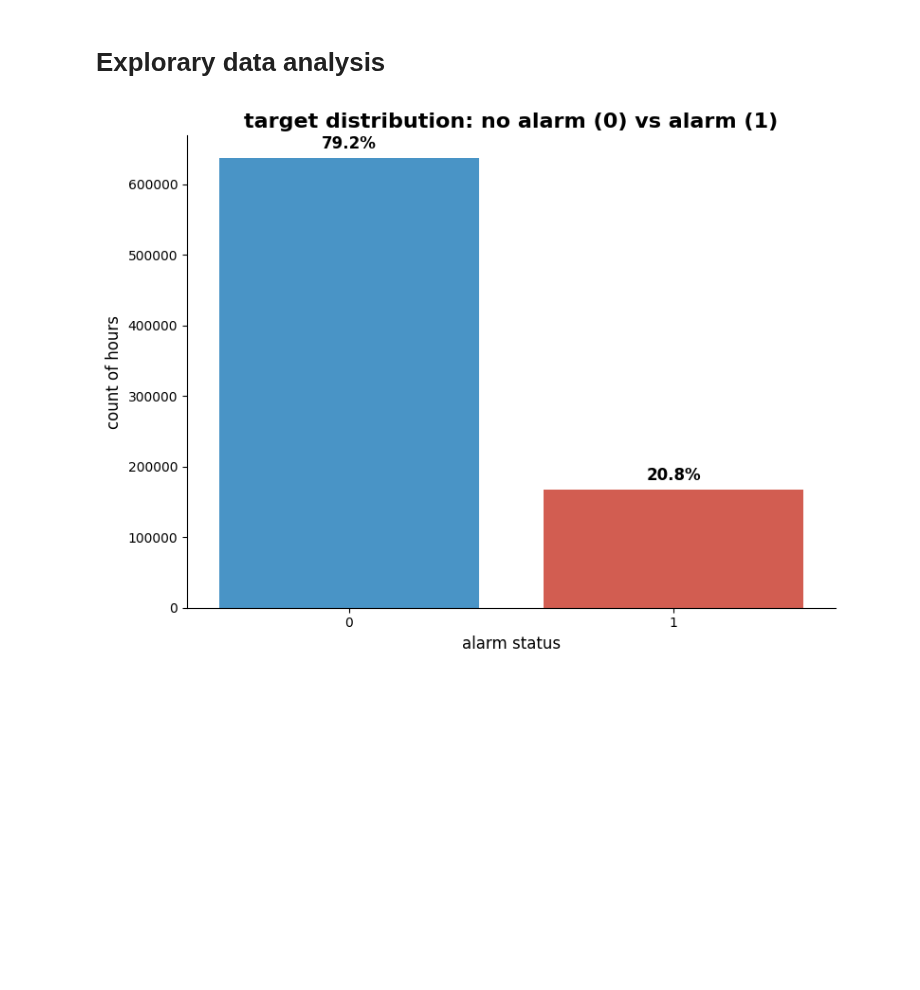
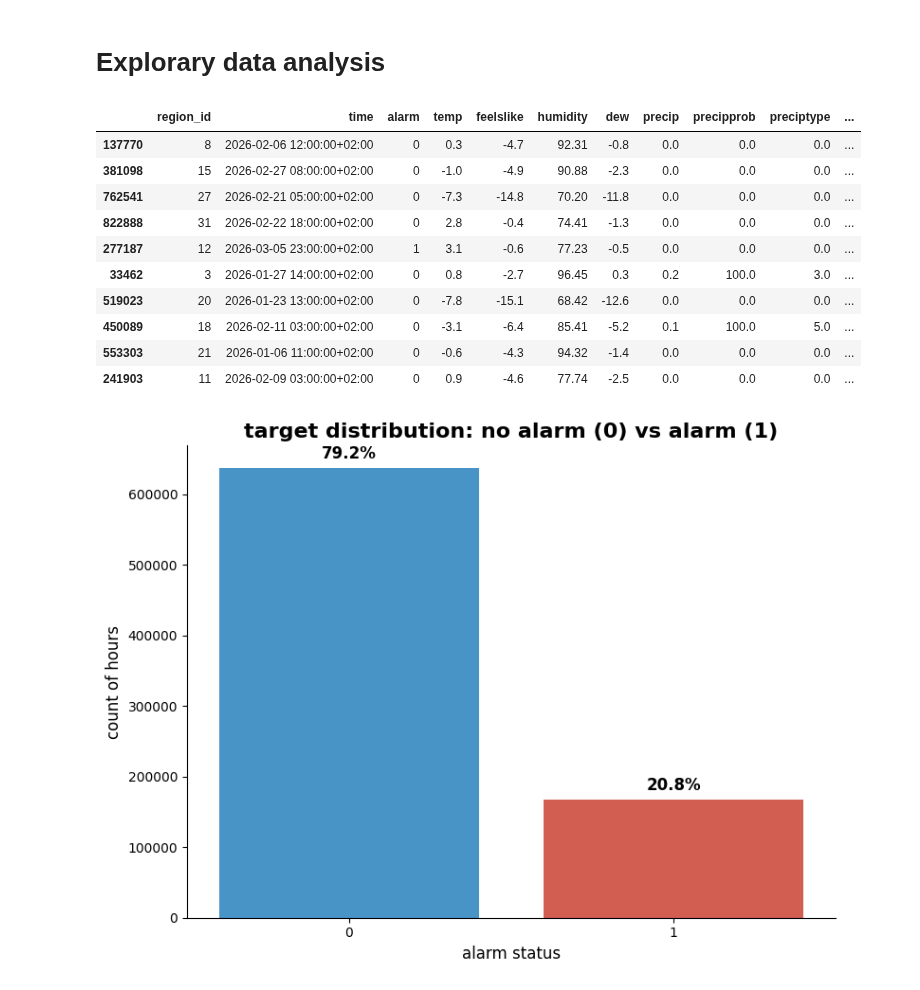
Before and after one commit to GeoChernykh/AlarmForecast, a Jupyter notebook: eda/eda_merged.ipynb, the cells around one changed output. Cells and saved outputs as stored; diff of their text form; code cells hidden in the pictures; blank space fills up the shorter version.

```diff
--- a/eda/eda_merged.ipynb
+++ b/eda/eda_merged.ipynb
@@ -18,6 +18,20 @@ pd.set_option("display.max_columns", None)
 # %%
 df = pd.read_csv("data/merged/merged_preprocessed.csv")
 df["time"] = pd.to_datetime(df["time"], utc=True).dt.tz_convert("Europe/Kyiv")
+# %%
+df.loc[df.time > '2026'].sample(10)
+# %% [output]
+|  | region_id | time | alarm | temp | feelslike | humidity | dew | precip | precipprob | preciptype | ... |
+| 137770 | 8 | 2026-02-06 12:00:00+02:00 | 0 | 0.3 | -4.7 | 92.31 | -0.8 | 0.0 | 0.0 | 0.0 | ... |
+| 381098 | 15 | 2026-02-27 08:00:00+02:00 | 0 | -1.0 | -4.9 | 90.88 | -2.3 | 0.0 | 0.0 | 0.0 | ... |
+| 762541 | 27 | 2026-02-21 05:00:00+02:00 | 0 | -7.3 | -14.8 | 70.20 | -11.8 | 0.0 | 0.0 | 0.0 | ... |
+| 822888 | 31 | 2026-02-22 18:00:00+02:00 | 0 | 2.8 | -0.4 | 74.41 | -1.3 | 0.0 | 0.0 | 0.0 | ... |
+| 277187 | 12 | 2026-03-05 23:00:00+02:00 | 1 | 3.1 | -0.6 | 77.23 | -0.5 | 0.0 | 0.0 | 0.0 | ... |
+| 33462 | 3 | 2026-01-27 14:00:00+02:00 | 0 | 0.8 | -2.7 | 96.45 | 0.3 | 0.2 | 100.0 | 3.0 | ... |
+| 519023 | 20 | 2026-01-23 13:00:00+02:00 | 0 | -7.8 | -15.1 | 68.42 | -12.6 | 0.0 | 0.0 | 0.0 | ... |
+| 450089 | 18 | 2026-02-11 03:00:00+02:00 | 0 | -3.1 | -6.4 | 85.41 | -5.2 | 0.1 | 100.0 | 5.0 | ... |
+| 553303 | 21 | 2026-01-06 11:00:00+02:00 | 0 | -0.6 | -4.3 | 94.32 | -1.4 | 0.0 | 0.0 | 0.0 | ... |
+| 241903 | 11 | 2026-02-09 03:00:00+02:00 | 0 | 0.9 | -4.6 | 77.74 | -2.5 | 0.0 | 0.0 | 0.0 | ... |
 # %%
 plt.figure(figsize=(8, 6))
 ax = sns.countplot(data=df, x='alarm', palette=['#3498db', '#e74c3c'])
```
Also changed, not shown: 4 other files.
